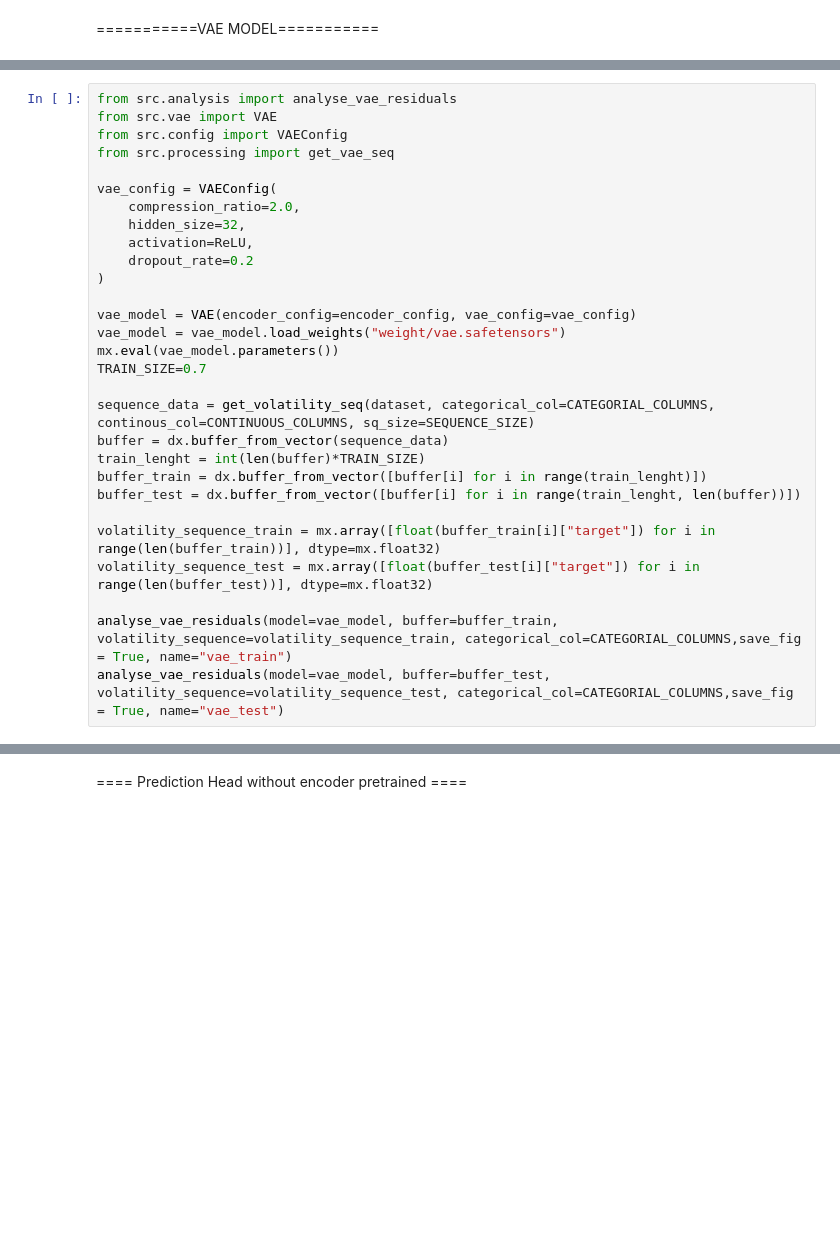
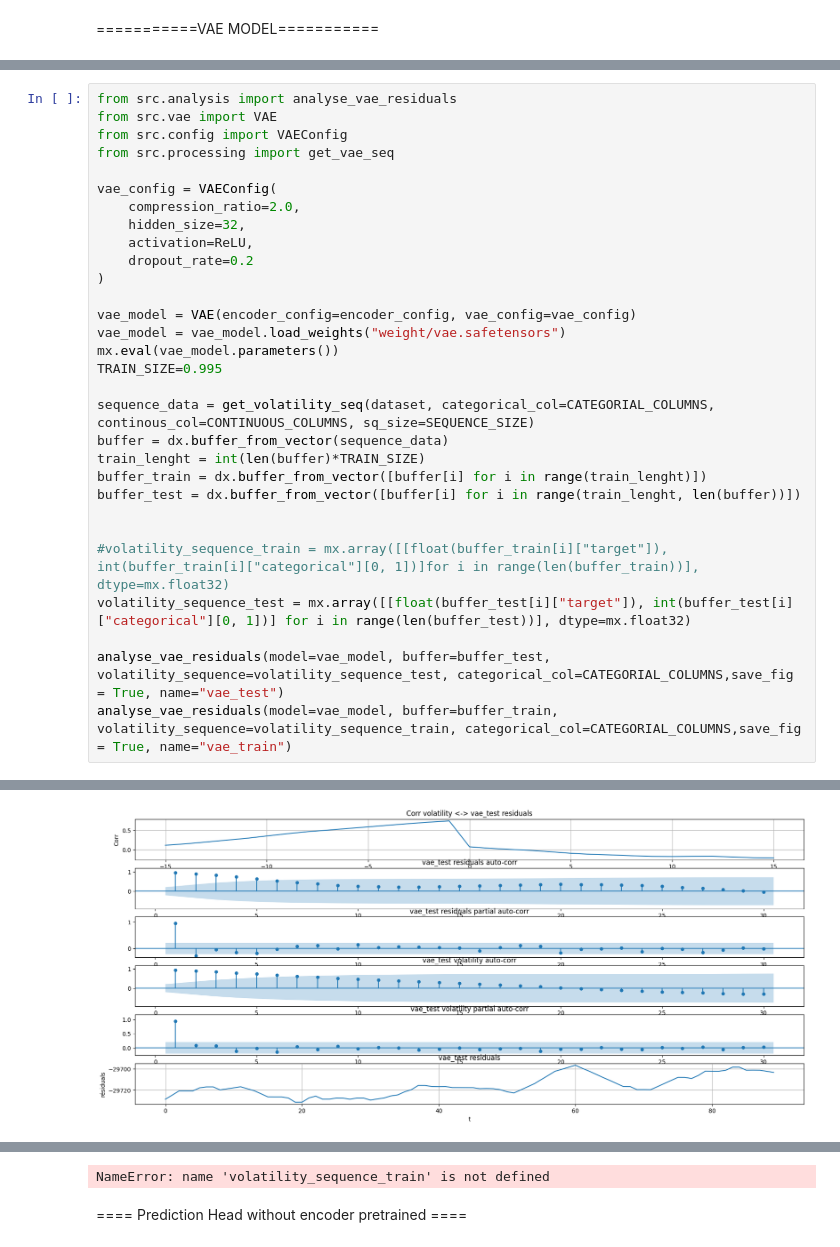
Before and after one commit to ArseneD10/clustering-euronext-trades, a Jupyter notebook: notebook.ipynb, the cells around one changed output, grey strips where cells are left out. Saved outputs shown, nothing was run; the diff lists cells and outputs as text; blank space fills up the shorter version.

Commit message:
test cluster && start prediction training

```diff
--- a/notebook.ipynb
+++ b/notebook.ipynb
@@ -269,7 +321,7 @@ vae_config = VAEConfig(
 vae_model = VAE(encoder_config=encoder_config, vae_config=vae_config)
 vae_model = vae_model.load_weights("weight/vae.safetensors")
 mx.eval(vae_model.parameters())
-TRAIN_SIZE=0.7
+TRAIN_SIZE=0.995
 
 sequence_data = get_volatility_seq(dataset, categorical_col=CATEGORIAL_COLUMNS, continous_col=CONTINUOUS_COLUMNS, sq_size=SEQUENCE_SIZE)
 buffer = dx.buffer_from_vector(sequence_data)
@@ -277,9 +329,10 @@ train_lenght = int(len(buffer)*TRAIN_SIZE)
 buffer_train = dx.buffer_from_vector([buffer[i] for i in range(train_lenght)])
 buffer_test = dx.buffer_from_vector([buffer[i] for i in range(train_lenght, len(buffer))])
 
-volatility_sequence_train = mx.array([float(buffer_train[i]["target"]) for i in range(len(buffer_train))], dtype=mx.float32)
-volatility_sequence_test = mx.array([float(buffer_test[i]["target"]) for i in range(len(buffer_test))], dtype=mx.float32)
 
+#volatility_sequence_train = mx.array([[float(buffer_train[i]["target"]), int(buffer_train[i]["categorical"][0, 1])]for i in range(len(buffer_train))], dtype=mx.float32)
+volatility_sequence_test = mx.array([[float(buffer_test[i]["target"]), int(buffer_test[i]["categorical"][0, 1])] for i in range(len(buffer_test))], dtype=mx.float32)
+
+analyse_vae_residuals(model=vae_model, buffer=buffer_test, volatility_sequence=volatility_sequence_test, categorical_col=CATEGORIAL_COLUMNS,save_fig = True, name="vae_test")
 analyse_vae_residuals(model=vae_model, buffer=buffer_train, volatility_sequence=volatility_sequence_train, categorical_col=CATEGORIAL_COLUMNS,save_fig = True, name="vae_train")
-analyse_vae_residuals(model=vae_model, buffer=buffer_test, volatility_sequence=volatility_sequence_test, categorical_col=CATEGORIAL_COLUMNS,save_fig = True, name="vae_test")
 # %% [output]
@@ -289,0 +354 @@ KeyboardInterrupt:
+[figure, added]
@@ -290,3 +357,4 @@ KeyboardInterrupt:
+NameError: name 'volatility_sequence_train' is not defined
 # %% [markdown]
 ==== Prediction Head without encoder pretrained ====
 # %%
```
Also changed, not shown: parts of 9 cells of this notebook, 11 other files.
